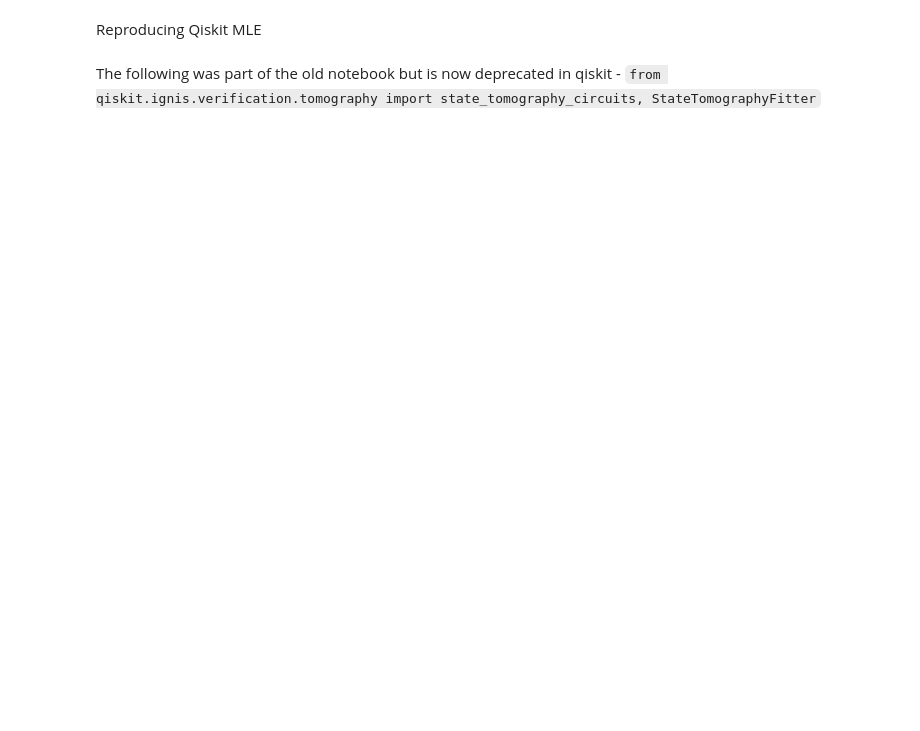
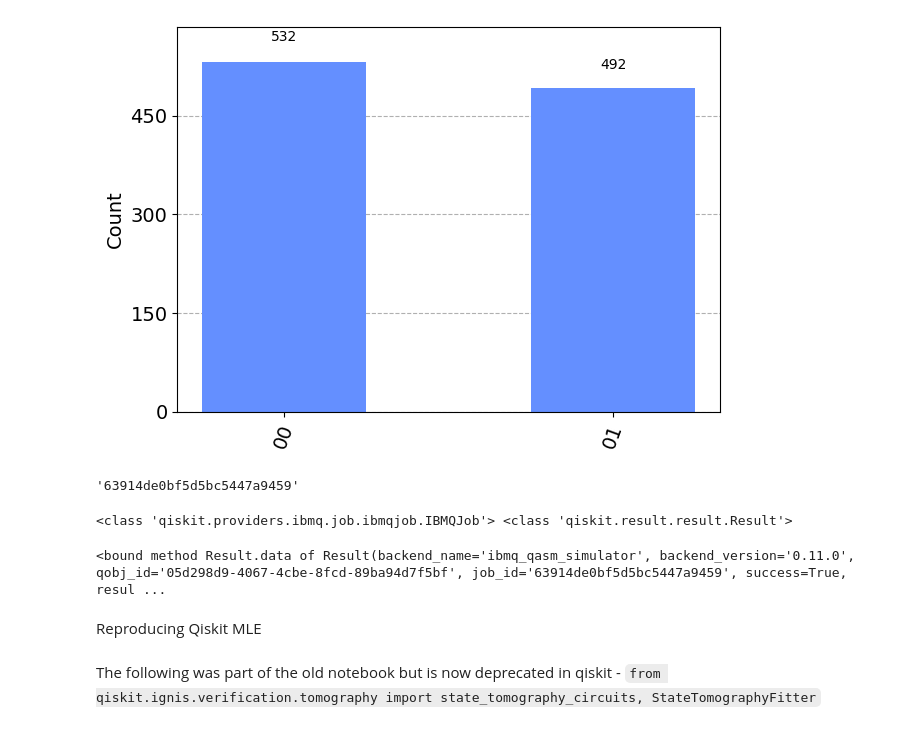
Before and after one commit to abhishekabhishek/AQT-KimGroup, a Jupyter notebook: sandbox/ibm_setup_local.ipynb, the cells around one changed output. Drawn from its saved outputs; the diff is of its cells as text; code cells hidden in the pictures; blank space fills up the shorter version.

Commit message:
setting up circuit sampling

```diff
--- a/sandbox/ibm_setup_local.ipynb
+++ b/sandbox/ibm_setup_local.ipynb
@@ -29,2 +28,3 @@ simulator_stabilizer 5000 4
 # %%
 simulator_backend = provider.backend.ibmq_qasm_simulator
+sim = provider.backend.ibmq_qasm_simulator
@@ -30,0 +33,11 @@ simulator_backend = provider.backend.ibmq_qasm_simulator
+# %%
+# No. of qubits
+n_qubits = 2
+
+# Initialize the quantum register and circuit
+circ = QuantumCircuit(n_qubits, n_qubits)
+
+# Add operations to the circuit to prepage a GHZ state
+circ.h(0)
+circ.measure([0, 1], [0, 1])
+circ.draw()
@@ -30,0 +53,7 @@ simulator_backend = provider.backend.ibmq_qasm_simulator
+# %%
+# Simple qiskit running
+qobj = assemble(circ)  # Assemble circuit into a Qobj that can be run
+counts = sim.run(qobj).result().get_counts()  # Do the simulation, returning the state vector
+plot_histogram(counts)
+# %% [output]
+[figure, added]
@@ -30,0 +62,4 @@ simulator_backend = provider.backend.ibmq_qasm_simulator
+# %%
+res.job_id()
+# %% [output]
+'63914de0bf5d5bc5447a9459'
@@ -31,3 +69,11 @@ simulator_backend = provider.backend.ibmq_qasm_simulator
+# %%
+print(type(res), type(result))
+# %% [output]
+<class 'qiskit.providers.ibmq.job.ibmqjob.IBMQJob'> <class 'qiskit.result.result.Result'>
+# %%
+result.data
+# %% [output]
+<bound method Result.data of Result(backend_name='ibmq_qasm_simulator', backend_version='0.11.0', qobj_id='05d298d9-4067-4cbe-8fcd-89ba94d7f5bf', job_id='63914de0bf5d5bc5447a9459', success=True, resul ...
 # %% [markdown]
 Reproducing Qiskit MLE
 # %% [markdown]
```
Also changed, not shown: parts of 18 cells of this notebook.
